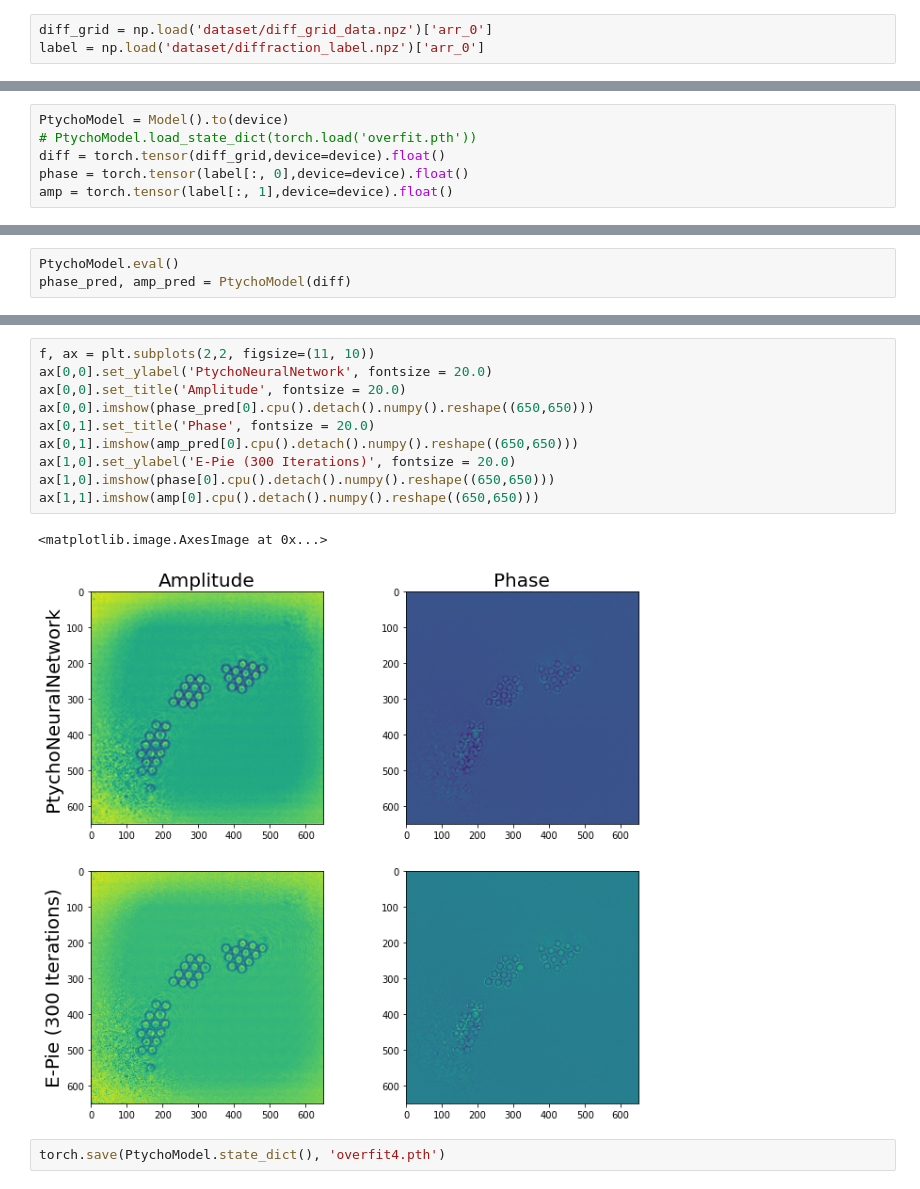
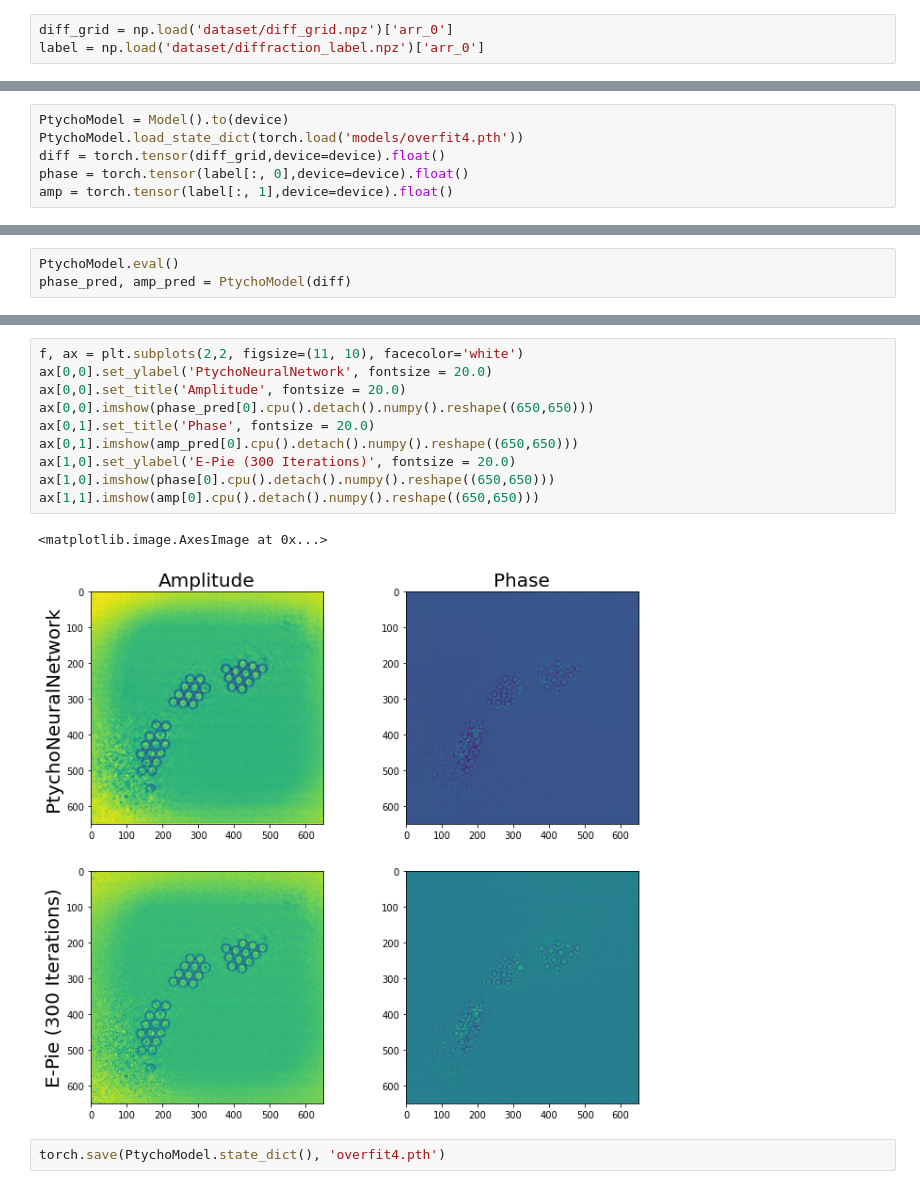
Before and after one commit to nakahatar111/ptychography, a Jupyter notebook: NeuralNet.ipynb, the cells around one changed output, grey strips where cells are left out. Saved outputs shown, nothing was run; the diff lists cells and outputs as text.

Commit message:
update images

```diff
--- a/NeuralNet.ipynb
+++ b/NeuralNet.ipynb
@@ -20,7 +22,7 @@ device
 # %% [markdown]
 Load Data
 # %%
-diff_grid = np.load('dataset/diff_grid_data.npz')['arr_0']
+diff_grid = np.load('dataset/diff_grid.npz')['arr_0']
 label = np.load('dataset/diffraction_label.npz')['arr_0']
 # %% [markdown]
 Model
@@ -118,7 +120,7 @@ def ModelLoss(preds1, targets1, preds2, targets2):
   return loss1, loss2
 # %%
 PtychoModel = Model().to(device)
-# PtychoModel.load_state_dict(torch.load('overfit.pth'))
+PtychoModel.load_state_dict(torch.load('models/overfit4.pth'))
 diff = torch.tensor(diff_grid,device=device).float()
 phase = torch.tensor(label[:, 0],device=device).float()
 amp = torch.tensor(label[:, 1],device=device).float()
@@ -186,17 +188,17 @@ ax[3,3].imshow(amp[3].cpu().detach().numpy().reshape((650,650)))
 <matplotlib.image.AxesImage at 0x...>
 [figure]
 # %%
-f, ax = plt.subplots(2,2, figsize=(11, 10))
+f, ax = plt.subplots(2,2, figsize=(11, 10), facecolor='white')
 ax[0,0].set_ylabel('PtychoNeuralNetwork', fontsize = 20.0)
 ax[0,0].set_title('Amplitude', fontsize = 20.0)
 ax[0,0].imshow(phase_pred[0].cpu().detach().numpy().reshape((650,650)))
 ax[0,1].set_title('Phase', fontsize = 20.0)
 ax[0,1].imshow(amp_pred[0].cpu().detach().numpy().reshape((650,650)))
 ax[1,0].set_ylabel('E-Pie (300 Iterations)', fontsize = 20.0)
 ax[1,0].imshow(phase[0].cpu().detach().numpy().reshape((650,650)))
 ax[1,1].imshow(amp[0].cpu().detach().numpy().reshape((650,650)))
 # %% [output]
 <matplotlib.image.AxesImage at 0x...>
-[figure, old version]
+[figure, new version]
 # %%
 torch.save(PtychoModel.state_dict(), 'overfit4.pth')
```
Also changed, not shown: parts of 2 cells of this notebook, 2 other files.
